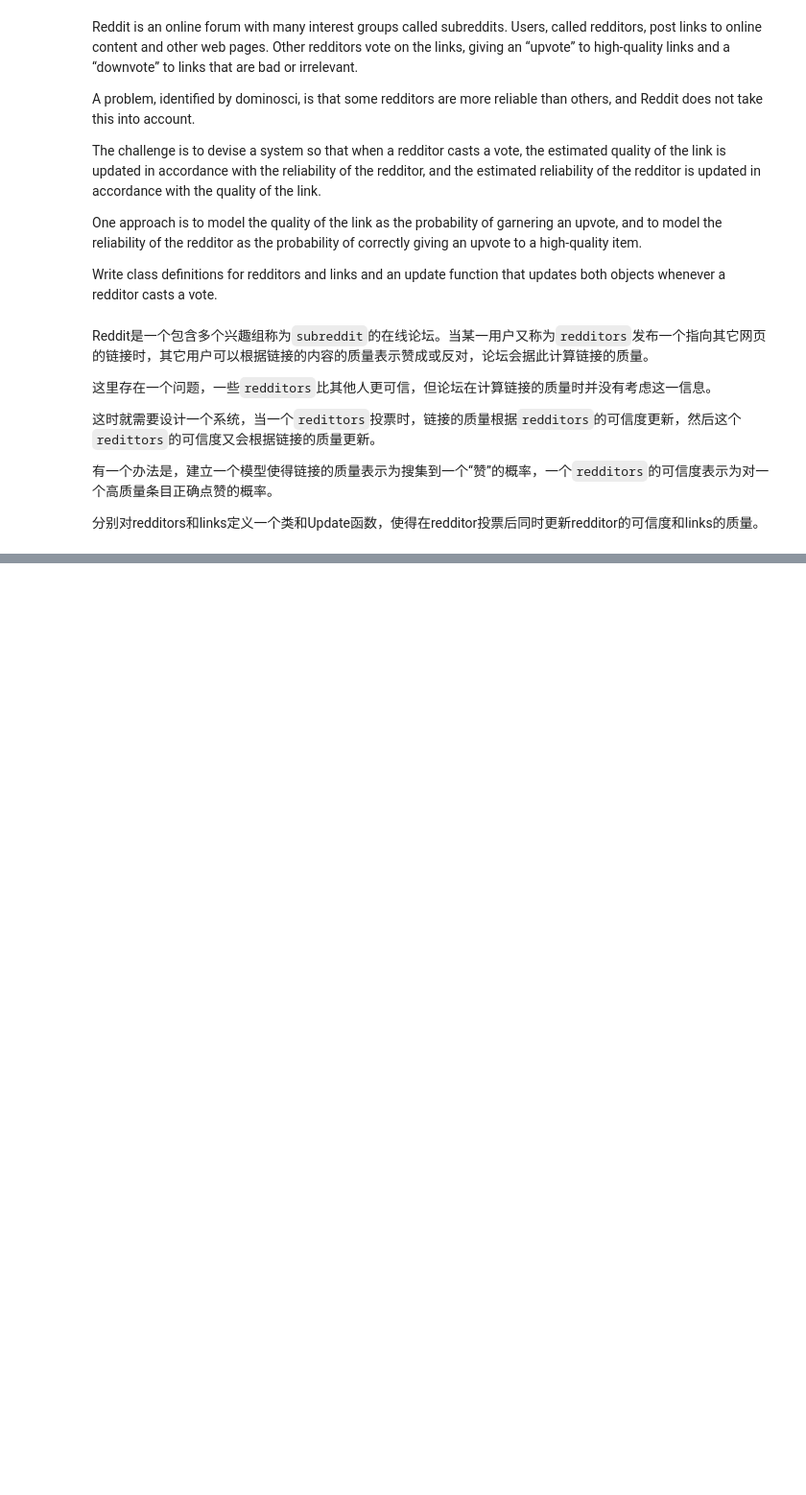
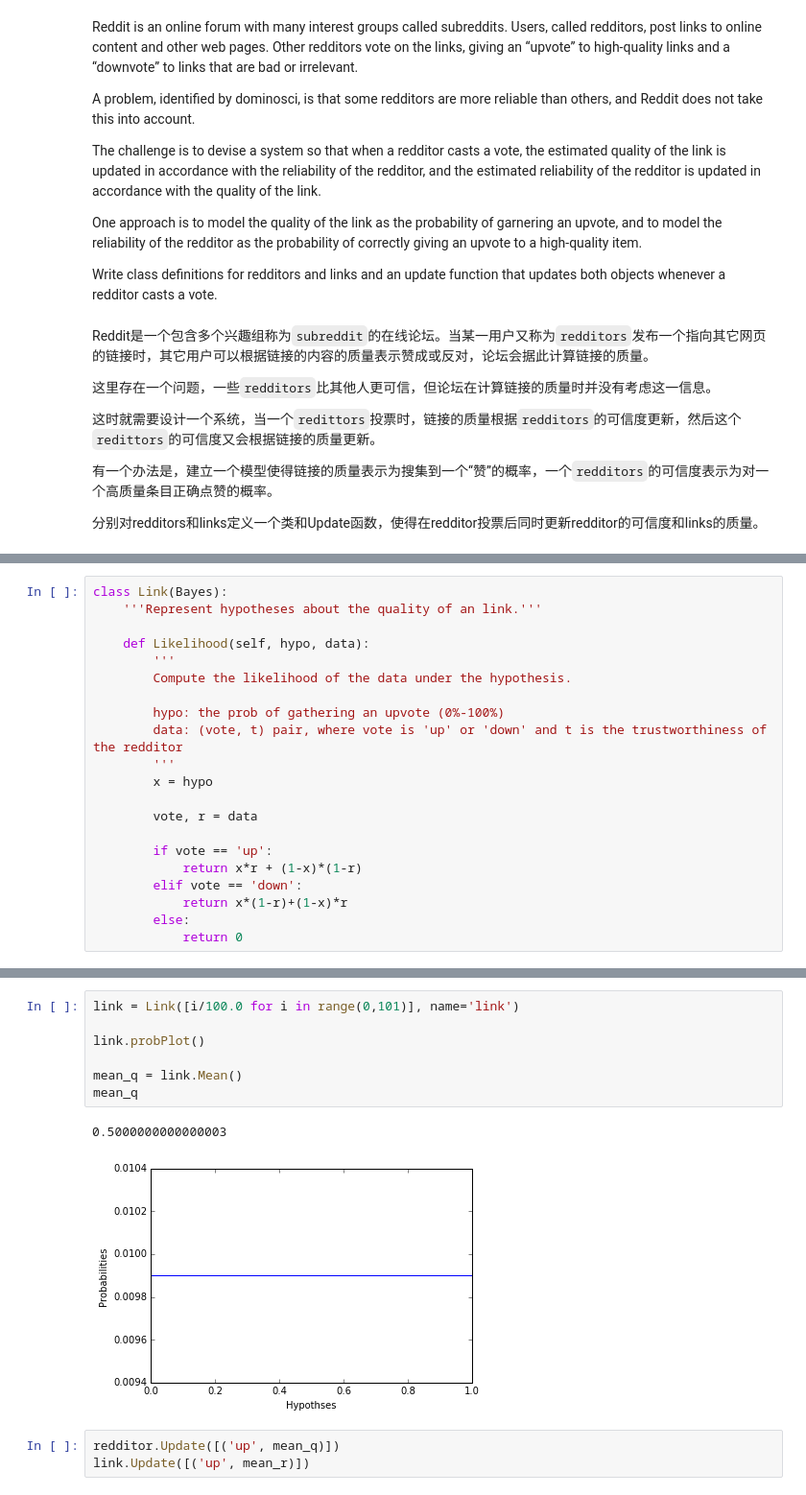
Before and after one commit to Tong-Chen/bayes_learn, a Jupyter notebook: Bayes_learn_code_3.ipynb, the cells around one changed output, grey strips where cells are left out. Shown at 96% size. Cells and saved outputs as stored; diff of their text form; blank space fills up the shorter version.

```diff
--- a/Bayes_learn_code_3.ipynb
+++ b/Bayes_learn_code_3.ipynb
@@ -815,0 +852,21 @@ Reddit是一个包含多个兴趣组称为`subreddit`的在线论坛。当某一
+# %%
+class Link(Bayes):
+    '''Represent hypotheses about the quality of an link.'''
+
+    def Likelihood(self, hypo, data):
+        '''
+        Compute the likelihood of the data under the hypothesis.
+
+        hypo: the prob of gathering an upvote (0%-100%)
+        data: (vote, t) pair, where vote is 'up' or 'down' and t is the trustworthiness of the redditor
+        '''
+        x = hypo
+
+        vote, r = data
+
+        if vote == 'up':
+            return x*r + (1-x)*(1-r)
+        elif vote == 'down':
+            return x*(1-r)+(1-x)*r
+        else:
+            return 0
@@ -815,0 +890,13 @@ Reddit是一个包含多个兴趣组称为`subreddit`的在线论坛。当某一
+# %%
+link = Link([i/100.0 for i in range(0,101)], name='link')
+
+link.probPlot()
+
+mean_q = link.Mean()
+mean_q
+# %% [output]
+0.5000000000000003
+[figure, added]
+# %%
+redditor.Update([('up', mean_q)])
+link.Update([('up', mean_r)])
```
Also changed, not shown: parts of 12 cells of this notebook.
